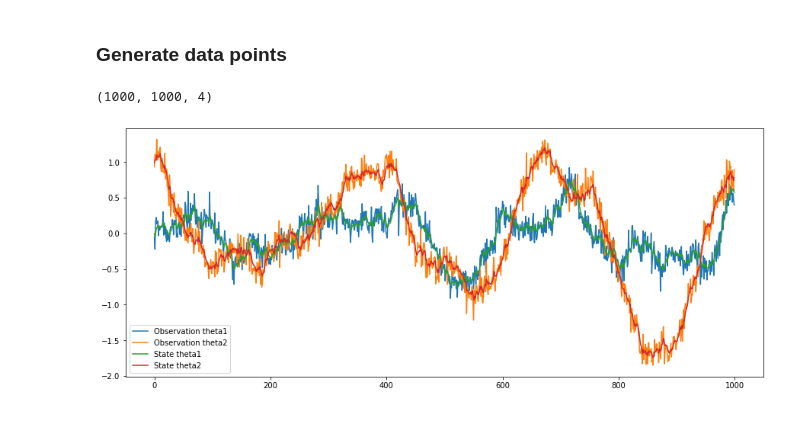
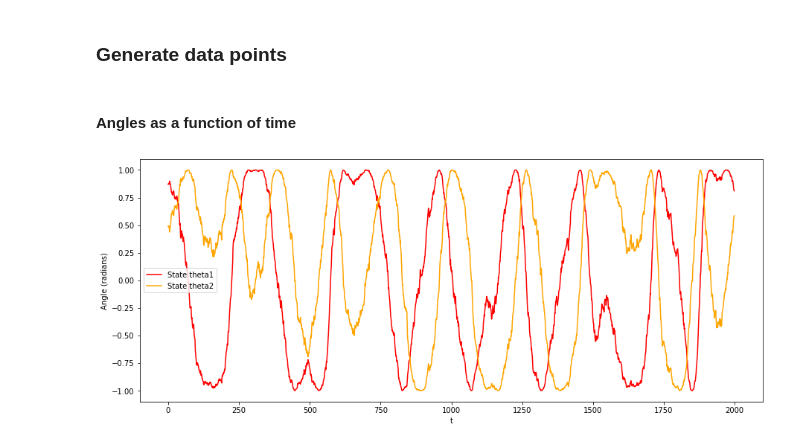
Before and after one commit to Archibald-Lafraik/pipps, a Jupyter notebook: double_pendulum/pendulum.ipynb, the cells around one changed output. Saved outputs shown, nothing was run; the diff lists cells and outputs as text; code cells hidden in the pictures.

```diff
--- a/double_pendulum/pendulum.ipynb
+++ b/double_pendulum/pendulum.ipynb
@@ -12,31 +15,36 @@ WARNING:absl:No GPU/TPU found, falling back to CPU. (Set TF_CPP_MIN_LOG_LEVEL=0
 # %%
 
-mu0 = jnp.array([0., 1., 0., 0.])
+mu0 = jnp.array([jnp.pi / 4, jnp.pi / 3, 0., 0.])
 V0 = jnp.eye(4) * 0.0001
 
 delta_t = 0.01
 trans_noise = jnp.eye(4) * 0.001
-obs_noise = jnp.eye(4) * 0.01
+obs_noise = jnp.eye(4) * 0.1
 # %% [markdown]
 ### Generate data points
 # %%
-num_steps = 1000
-N = 1000
+num_steps = 10000
+N = 1
 
 states, observations, _ = get_rk_state_sequence(
-    delta_t, mu0, V0, trans_noise, obs_noise, num_steps, N
+    delta_t, mu0, V0, trans_noise, obs_noise, num_steps, N, limit_range=False
 )
+sin_states = jnp.sin(states)
+cos_states = jnp.cos(states)
 
 xs, ys = get_coordinates(states)
+# %% [markdown]
+#### Angles as a function of time
 # %%
-print(states.shape)
 plt.figure(figsize=(15, 6))
-plt.plot(observations[:, 0, 0], label="Observation theta1")
-plt.plot(observations[:, 0, 1], label="Observation theta2")
-plt.plot(states[:, 0, 0], label="State theta1")
-plt.plot(states[:, 0, 1], label="State theta2")
+# plt.plot(observations[:, 0, 0], label="Observation theta1", color='cornflowerblue')
+# plt.plot(observations[:, 0, 1], label="Observation theta2", color='green')
+plt.plot(sin_states[:2000, 0, 1], label="State theta1", color='red')
+plt.plot(cos_states[:2000, 0, 1], label="State theta2", color='orange')
+plt.xlabel('t')
+plt.ylabel('Angle (radians)')
 plt.legend()
+plt.savefig('pendulum_angle.jpg', bbox_inches='tight')
 plt.show()
 # %% [output]
-(1000, 1000, 4)
-[figure, old version]
+[figure, new version]
```
Also changed, not shown: parts of 11 cells of this notebook, 4 other files.
